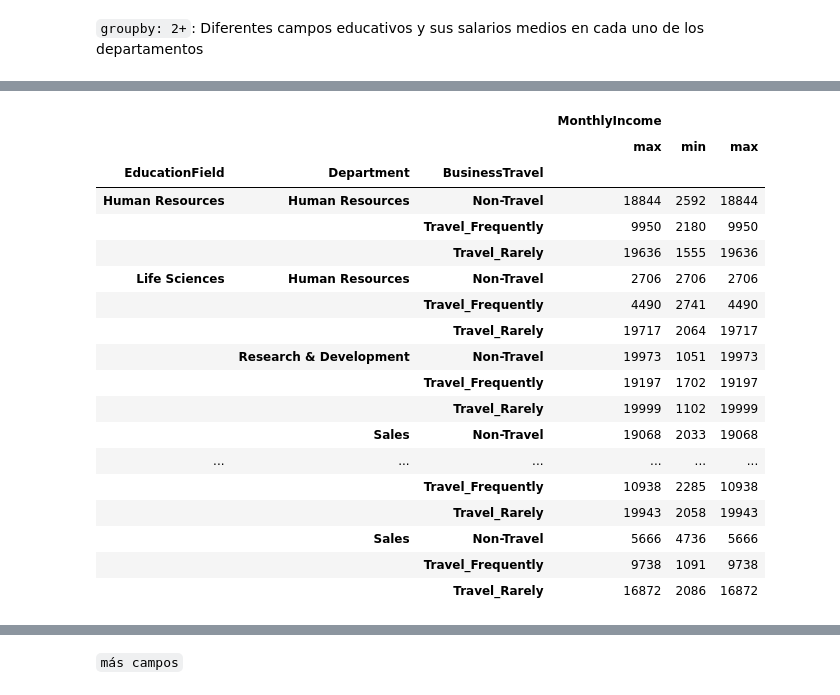
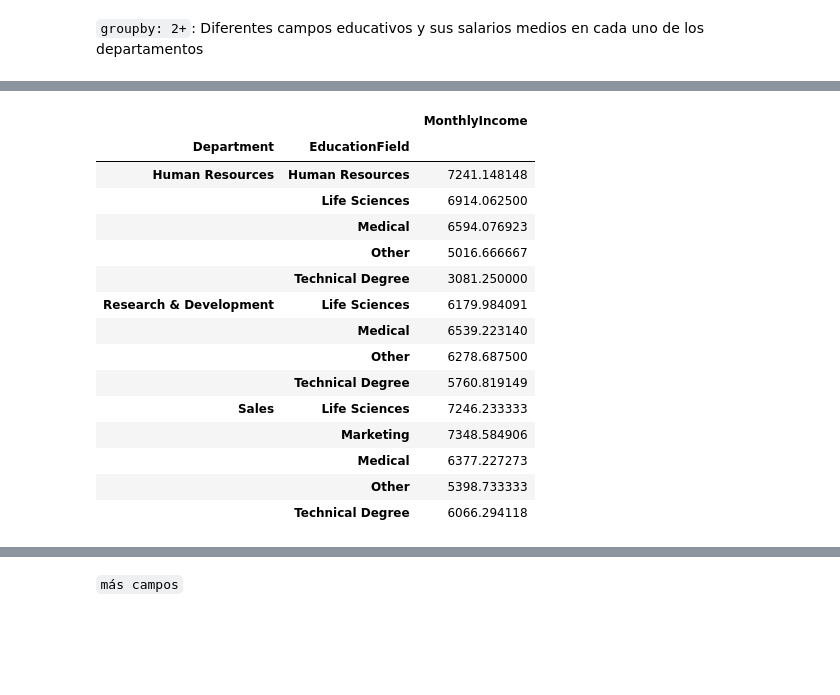
Before and after one commit to OscarFraile/EVOLVE, a Jupyter notebook: Fernando_Costa/Notebooks/Oscar/5.1.1 - Pandas III - Aggregation & combination copy.ipynb, the cells around one changed output, grey strips where cells are left out. Saved outputs shown, nothing was run; the diff lists cells and outputs as text; code cells hidden in the pictures; blank space fills up the shorter version.

```diff
--- a/Fernando_Costa/Notebooks/Oscar/5.1.1 - Pandas III - Aggregation & combination copy.ipynb
+++ b/Fernando_Costa/Notebooks/Oscar/5.1.1 - Pandas III - Aggregation & combination copy.ipynb
@@ -313,5 +215,0 @@ memory usage: 427.8+ KB
-# %%
-pd.set_option('display.max_rows', None)
-
-frecuencias_cat(cat[incluir_cat]).head()
-#Aparecerá una lista de todas las variables con su frecuencia asociada
@@ -390,5 +215,0 @@ memory usage: 1.3 MB
-# %%
-pd.set_option('display.max_rows', None)
-
-estadisticos_cont(num[incluir_num])
-#Aparecerá una lista de todas las variables con su frecuencia asociada
@@ -435,3 +215,0 @@ graficos_eda_continuas(num)
-# %%
-df = pd.read_csv('../../../../evolve-data-python/datasets/employees.csv')
-df.head()
@@ -445,0 +293,13 @@ df.head()
+# %%
+pd.set_option('display.max_columns', None)
+
+print(df["YearsAtCompany"].mean())
+print(df["YearsSinceLastPromotion"].mean())
+df["diferencia"] = (df["YearsSinceLastPromotion"] - df["YearsAtCompany"]).abs()
+
+df["diferencia"].mean() # 4.82
+df["diferencia"].median() # 4
+
+# Mediana vs. media
+    # Me ayuda a interpretar la media con más contexto
+    # La mediana: es una medida de tendencia central: es menos sensible a los valores atípicos
@@ -498,22 +455,19 @@ list(df.columns)
 # %%
-df.groupby(['EducationField','Department','BusinessTravel']).agg({'MonthlyIncome':['max','min','max']})
+df.groupby(["Department", "EducationField"]).agg({"MonthlyIncome":"mean"})
 # %% [output]
-|  |  |  | MonthlyIncome |  |  |
-|  |  |  | max | min | max |
-| EducationField | Department | BusinessTravel |  |  |  |
-| Human Resources | Human Resources | Non-Travel | 18844 | 2592 | 18844 |
-|  |  | Travel_Frequently | 9950 | 2180 | 9950 |
-|  |  | Travel_Rarely | 19636 | 1555 | 19636 |
-| Life Sciences | Human Resources | Non-Travel | 2706 | 2706 | 2706 |
-|  |  | Travel_Frequently | 4490 | 2741 | 4490 |
-|  |  | Travel_Rarely | 19717 | 2064 | 19717 |
-|  | Research & Development | Non-Travel | 19973 | 1051 | 19973 |
-|  |  | Travel_Frequently | 19197 | 1702 | 19197 |
-|  |  | Travel_Rarely | 19999 | 1102 | 19999 |
-|  | Sales | Non-Travel | 19068 | 2033 | 19068 |
-| ... | ... | ... | ... | ... | ... |
-|  |  | Travel_Frequently | 10938 | 2285 | 10938 |
-|  |  | Travel_Rarely | 19943 | 2058 | 19943 |
-|  | Sales | Non-Travel | 5666 | 4736 | 5666 |
-|  |  | Travel_Frequently | 9738 | 1091 | 9738 |
-|  |  | Travel_Rarely | 16872 | 2086 | 16872 |
+|  |  | MonthlyIncome |
+| Department | EducationField |  |
+| Human Resources | Human Resources | 7241.148148 |
+|  | Life Sciences | 6914.062500 |
+|  | Medical | 6594.076923 |
+|  | Other | 5016.666667 |
+|  | Technical Degree | 3081.250000 |
+| Research & Development | Life Sciences | 6179.984091 |
+|  | Medical | 6539.223140 |
+|  | Other | 6278.687500 |
+|  | Technical Degree | 5760.819149 |
+| Sales | Life Sciences | 7246.233333 |
+|  | Marketing | 7348.584906 |
+|  | Medical | 6377.227273 |
+|  | Other | 5398.733333 |
+|  | Technical Degree | 6066.294118 |
```
Also changed, not shown: parts of 108 cells of this notebook.
